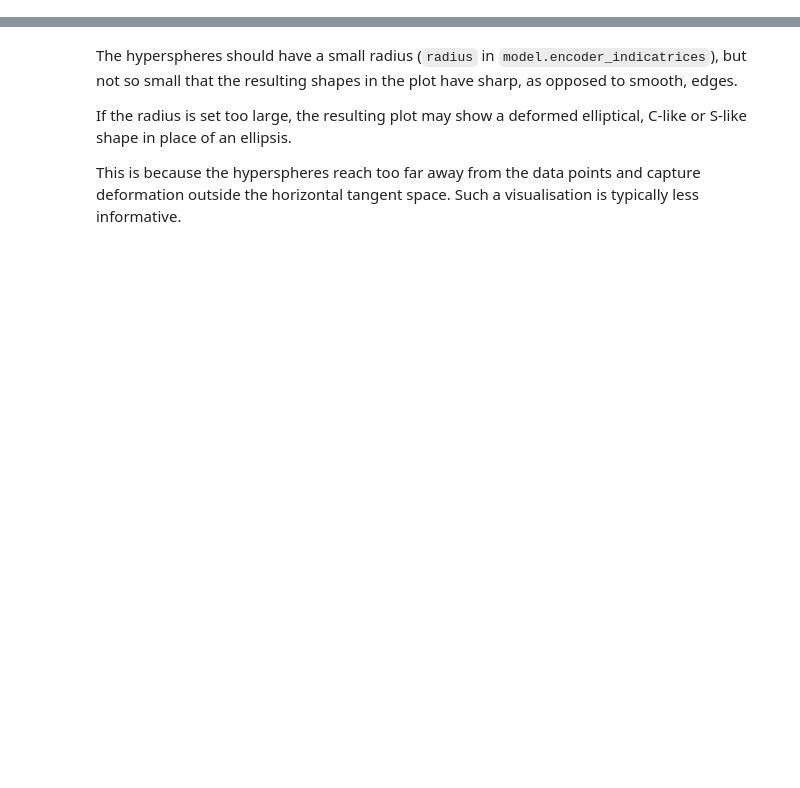
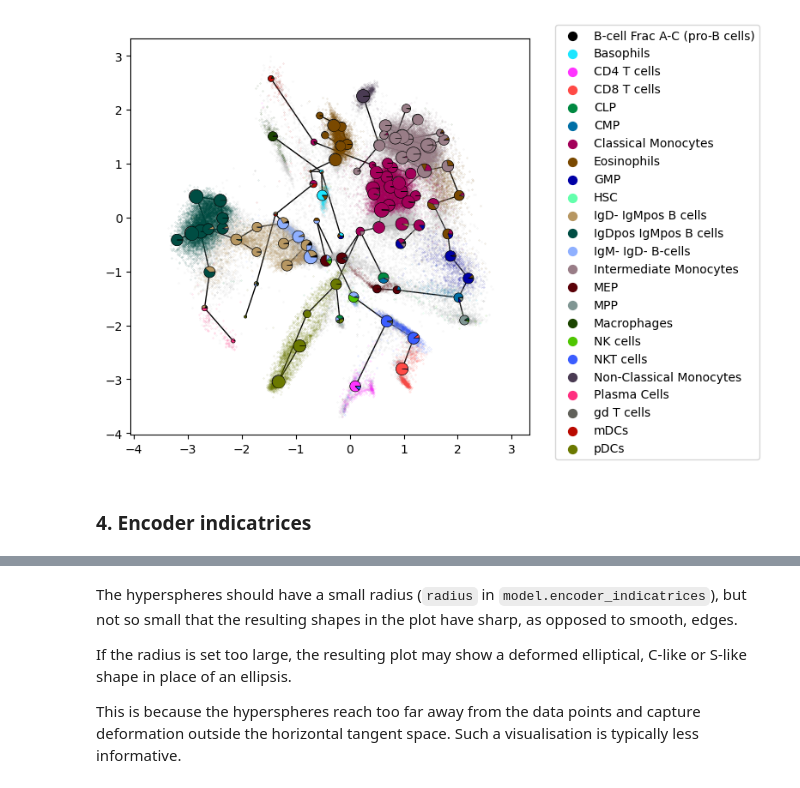
Before and after one commit to saeyslab/ViVAE, a Jupyter notebook: example_cytometry.ipynb, the cells around one changed output, grey strips where cells are left out. Saved outputs shown, nothing was run; the diff lists cells and outputs as text; code cells hidden in the pictures; blank space fills up the shorter version.

Commit message:
Add FlowSOM integration

```diff
--- a/example_cytometry.ipynb
+++ b/example_cytometry.ipynb
@@ -103,0 +146,2 @@ Secondly, their shape can change (from sphere to ellipsis), which indicates the
+# %%
+fsom = fs.FlowSOM(ff, n_clusters=40, xdim=10, ydim=10, seed=42) # train FlowSOM model
@@ -103,0 +161,6 @@ Secondly, their shape can change (from sphere to ellipsis), which indicates the
+# %%
+ViVAE.plot_embedding(embedding=emb, labels=labels, unassigned='unassigned', fsom=fsom, dr_model=model, fsom_edge_scale=1.) # show the FlowSOM tree mapping
+# %% [output]
+[figure, added]
+# %% [markdown]
+### **4.** Encoder indicatrices
```
Also changed, not shown: parts of 53 cells of this notebook, 2 other files.
